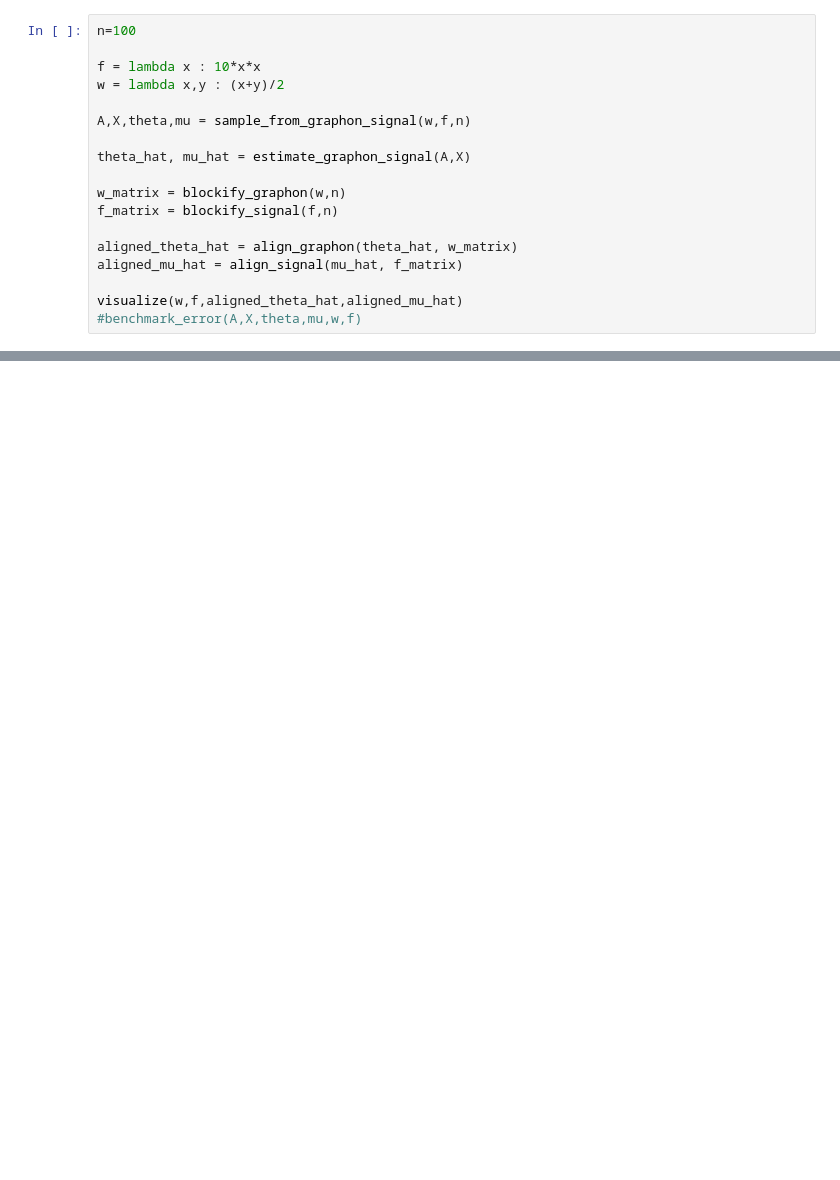
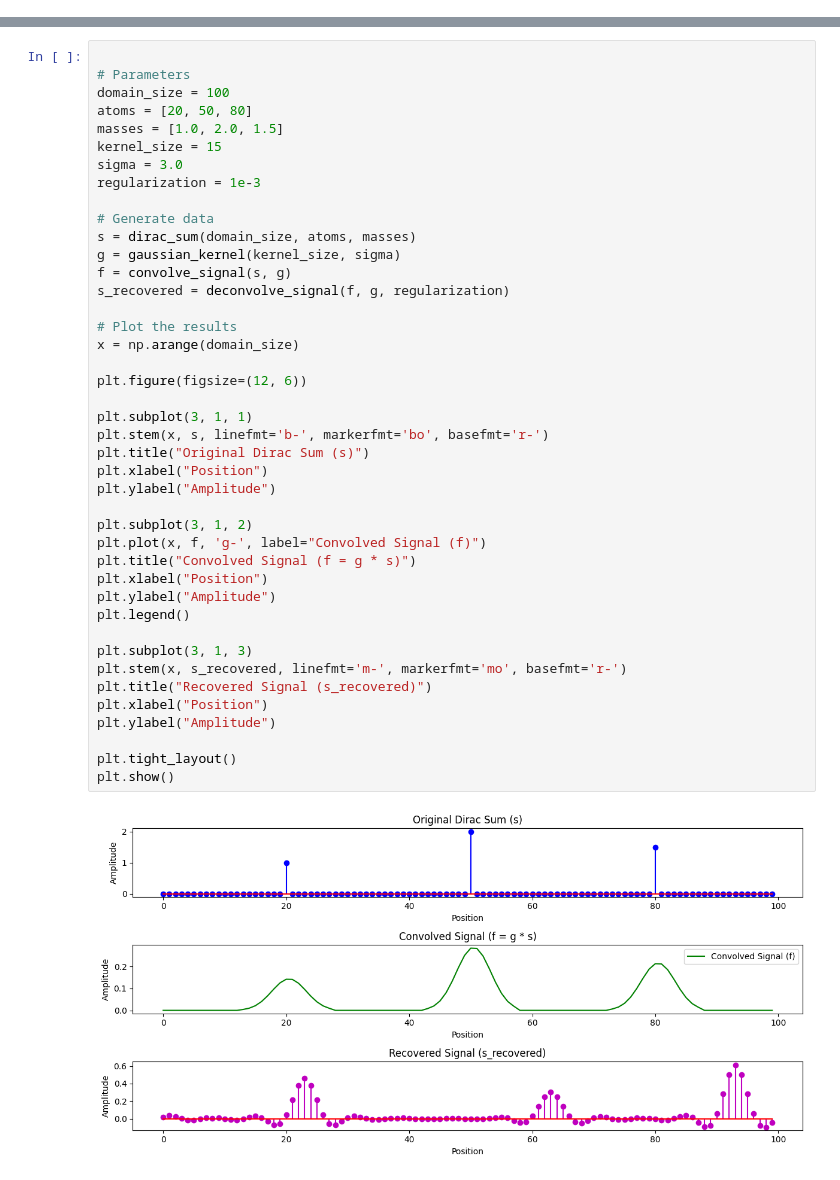
Before and after one commit to Salah4848/PDB, a Jupyter notebook: noteb.ipynb, the cells around one changed output, grey strips where cells are left out. Drawn from its saved outputs; the diff is of its cells as text; blank space fills up the shorter version.

```diff
--- a/noteb.ipynb
+++ b/noteb.ipynb
@@ -3,18 +0,0 @@ from codefiles import *
-# %%
-n=100
-
-f = lambda x : 10*x*x
-w = lambda x,y : (x+y)/2
-
-A,X,theta,mu = sample_from_graphon_signal(w,f,n)
-
-theta_hat, mu_hat = estimate_graphon_signal(A,X)
-
-w_matrix = blockify_graphon(w,n)
-f_matrix = blockify_signal(f,n)
-
-aligned_theta_hat = align_graphon(theta_hat, w_matrix)
-aligned_mu_hat = align_signal(mu_hat, f_matrix)
-
-visualize(w,f,aligned_theta_hat,aligned_mu_hat)
-#benchmark_error(A,X,theta,mu,w,f)
@@ -33,0 +38,44 @@ print(neighbors)
+# %%
+
+# Parameters
+domain_size = 100
+atoms = [20, 50, 80]
+masses = [1.0, 2.0, 1.5]
+kernel_size = 15
+sigma = 3.0
+regularization = 1e-3
+
+# Generate data
+s = dirac_sum(domain_size, atoms, masses)
+g = gaussian_kernel(kernel_size, sigma)
+f = convolve_signal(s, g)
+s_recovered = deconvolve_signal(f, g, regularization)
+
+# Plot the results
+x = np.arange(domain_size)
+
+plt.figure(figsize=(12, 6))
+
+plt.subplot(3, 1, 1)
+plt.stem(x, s, linefmt='b-', markerfmt='bo', basefmt='r-')
+plt.title("Original Dirac Sum (s)")
+plt.xlabel("Position")
+plt.ylabel("Amplitude")
+
+plt.subplot(3, 1, 2)
+plt.plot(x, f, 'g-', label="Convolved Signal (f)")
+plt.title("Convolved Signal (f = g * s)")
+plt.xlabel("Position")
+plt.ylabel("Amplitude")
+plt.legend()
+
+plt.subplot(3, 1, 3)
+plt.stem(x, s_recovered, linefmt='m-', markerfmt='mo', basefmt='r-')
+plt.title("Recovered Signal (s_recovered)")
+plt.xlabel("Position")
+plt.ylabel("Amplitude")
+
+plt.tight_layout()
+plt.show()
+# %% [output]
+[figure, added]
```
Also changed, not shown: parts of 6 cells of this notebook, 9 other files.
